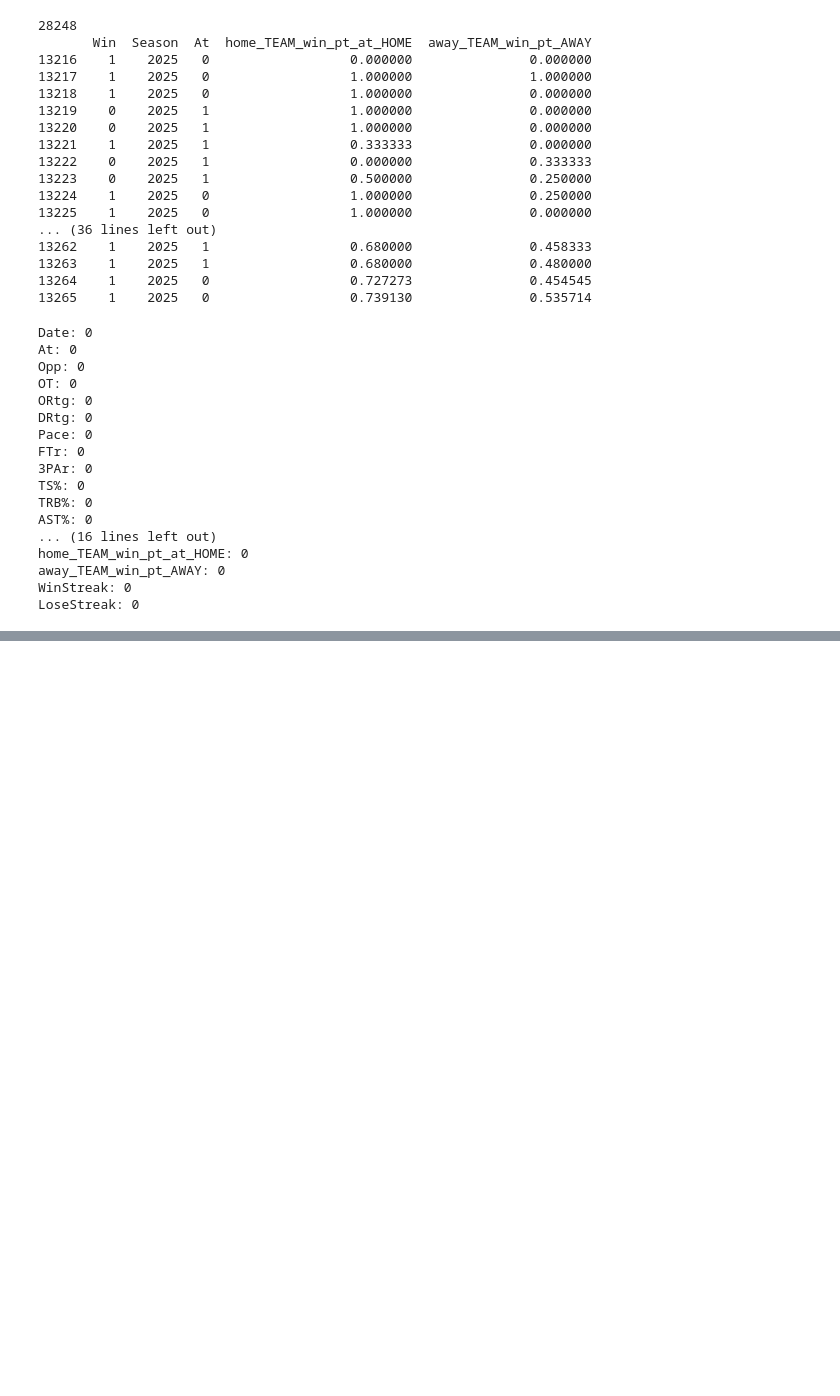
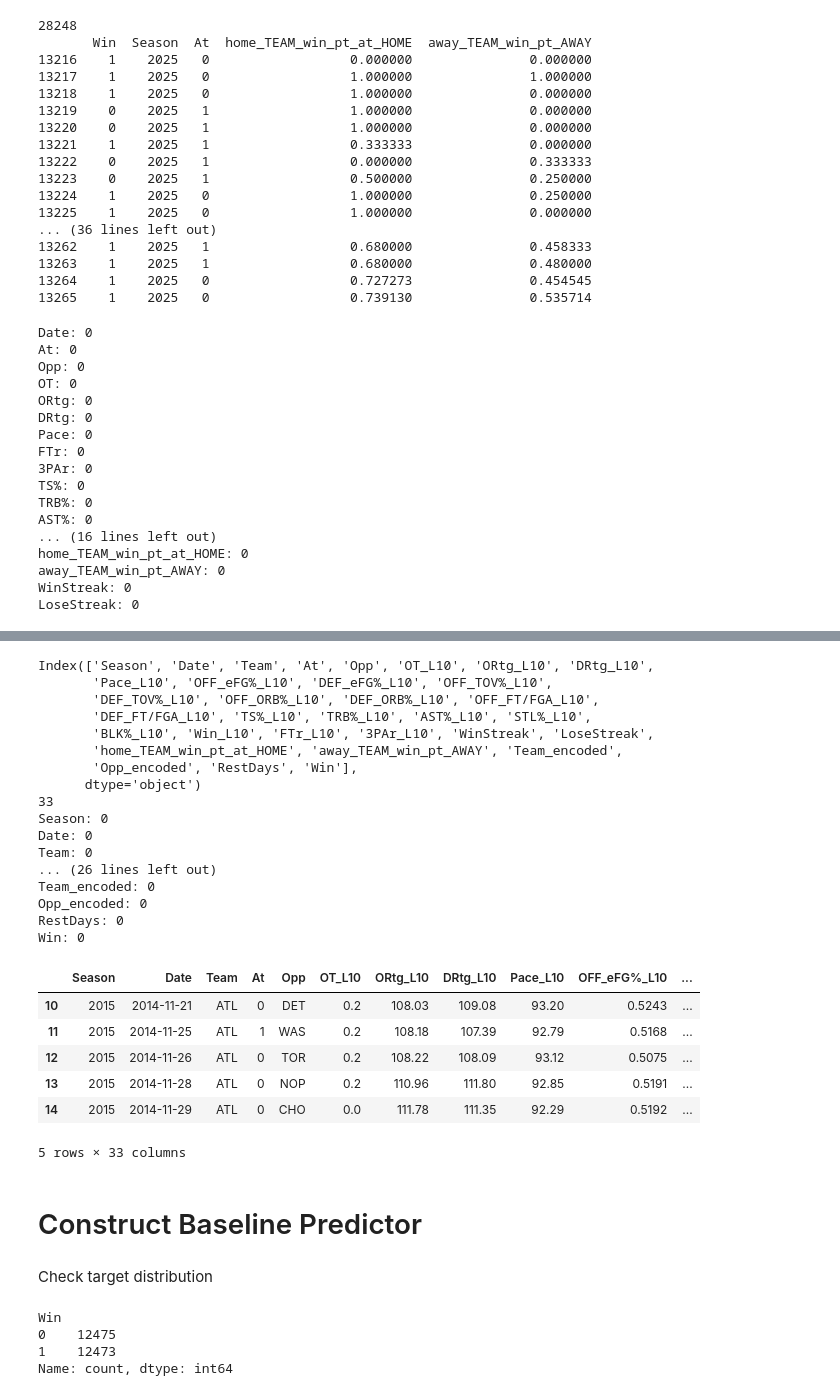
Before and after one commit to LuigiGonnella/NBA-Predictor, a Jupyter notebook: notebooks/01-exploration.ipynb, the cells around one changed output, grey strips where cells are left out. Saved outputs shown, nothing was run; the diff lists cells and outputs as text; code cells hidden in the pictures; blank space fills up the shorter version.

```diff
--- a/notebooks/01-exploration.ipynb
+++ b/notebooks/01-exploration.ipynb
@@ -427,0 +489,50 @@ LoseStreak: 0
+# %%
+new_columns = {col: f'{col}_L10' for col in features_to_roll if col not in ['Season', 'Team', 'Date']}
+cols = list(new_columns.values())
+
+rolled_df_without_opponent_stats = rolled_df[['Season', 'Date', 'Team', 'At', 'Opp'] + cols + ['WinStreak', 'LoseStreak', 'home_TEAM_win_pt_at_HOME', 'away_TEAM_win_pt_AWAY',
+       'Team_encoded', 'Opp_encoded', 'RestDays', 'Win']]
+
+print(rolled_df_without_opponent_stats.columns)
+print(len(rolled_df_without_opponent_stats.columns))
+
+for col in rolled_df_without_opponent_stats.columns:
+    print(f'{col}: {pd.isna(rolled_df_without_opponent_stats[col]).sum()}')
+
+rolled_df_without_opponent_stats.head()
+# %% [output]
+Index(['Season', 'Date', 'Team', 'At', 'Opp', 'OT_L10', 'ORtg_L10', 'DRtg_L10',
+       'Pace_L10', 'OFF_eFG%_L10', 'DEF_eFG%_L10', 'OFF_TOV%_L10',
+       'DEF_TOV%_L10', 'OFF_ORB%_L10', 'DEF_ORB%_L10', 'OFF_FT/FGA_L10',
+       'DEF_FT/FGA_L10', 'TS%_L10', 'TRB%_L10', 'AST%_L10', 'STL%_L10',
+       'BLK%_L10', 'Win_L10', 'FTr_L10', '3PAr_L10', 'WinStreak', 'LoseStreak',
+       'home_TEAM_win_pt_at_HOME', 'away_TEAM_win_pt_AWAY', 'Team_encoded',
+       'Opp_encoded', 'RestDays', 'Win'],
+      dtype='object')
+33
+Season: 0
+Date: 0
+Team: 0
+... (26 lines left out)
+Team_encoded: 0
+Opp_encoded: 0
+RestDays: 0
+Win: 0
+|  | Season | Date | Team | At | Opp | OT_L10 | ORtg_L10 | DRtg_L10 | Pace_L10 | OFF_eFG%_L10 | ... |
+| 10 | 2015 | 2014-11-21 | ATL | 0 | DET | 0.2 | 108.03 | 109.08 | 93.20 | 0.5243 | ... |
+| 11 | 2015 | 2014-11-25 | ATL | 1 | WAS | 0.2 | 108.18 | 107.39 | 92.79 | 0.5168 | ... |
+| 12 | 2015 | 2014-11-26 | ATL | 0 | TOR | 0.2 | 108.22 | 108.09 | 93.12 | 0.5075 | ... |
+| 13 | 2015 | 2014-11-28 | ATL | 0 | NOP | 0.2 | 110.96 | 111.80 | 92.85 | 0.5191 | ... |
+| 14 | 2015 | 2014-11-29 | ATL | 0 | CHO | 0.0 | 111.78 | 111.35 | 92.29 | 0.5192 | ... |
+5 rows × 33 columns
+# %% [markdown]
+# Construct Baseline Predictor
+# %% [markdown]
+Check target distribution
+# %%
+print(rolled_df_without_opponent_stats['Win'].value_counts())
+# %% [output]
+Win
+0    12475
+1    12473
+Name: count, dtype: int64
```
Also changed, not shown: parts of 36 cells of this notebook.
